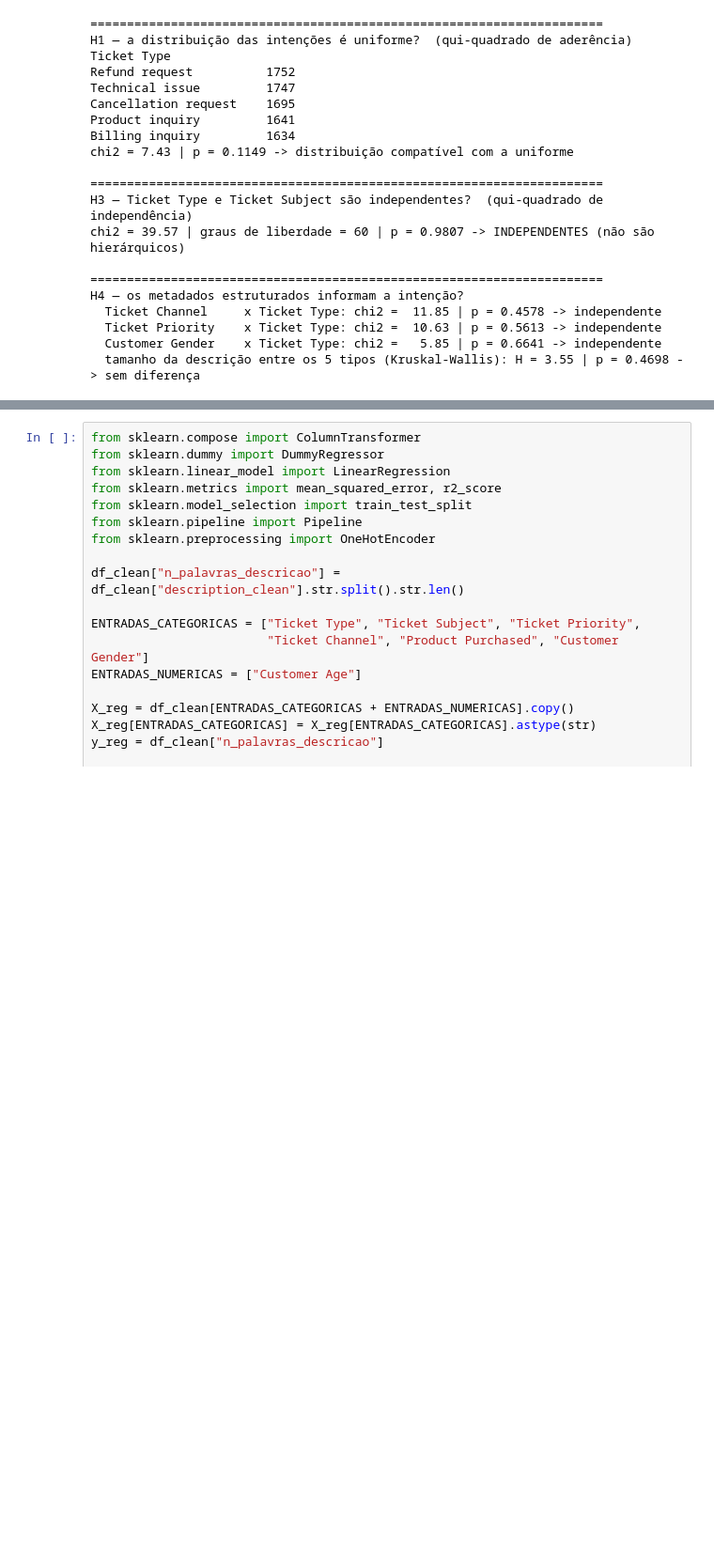
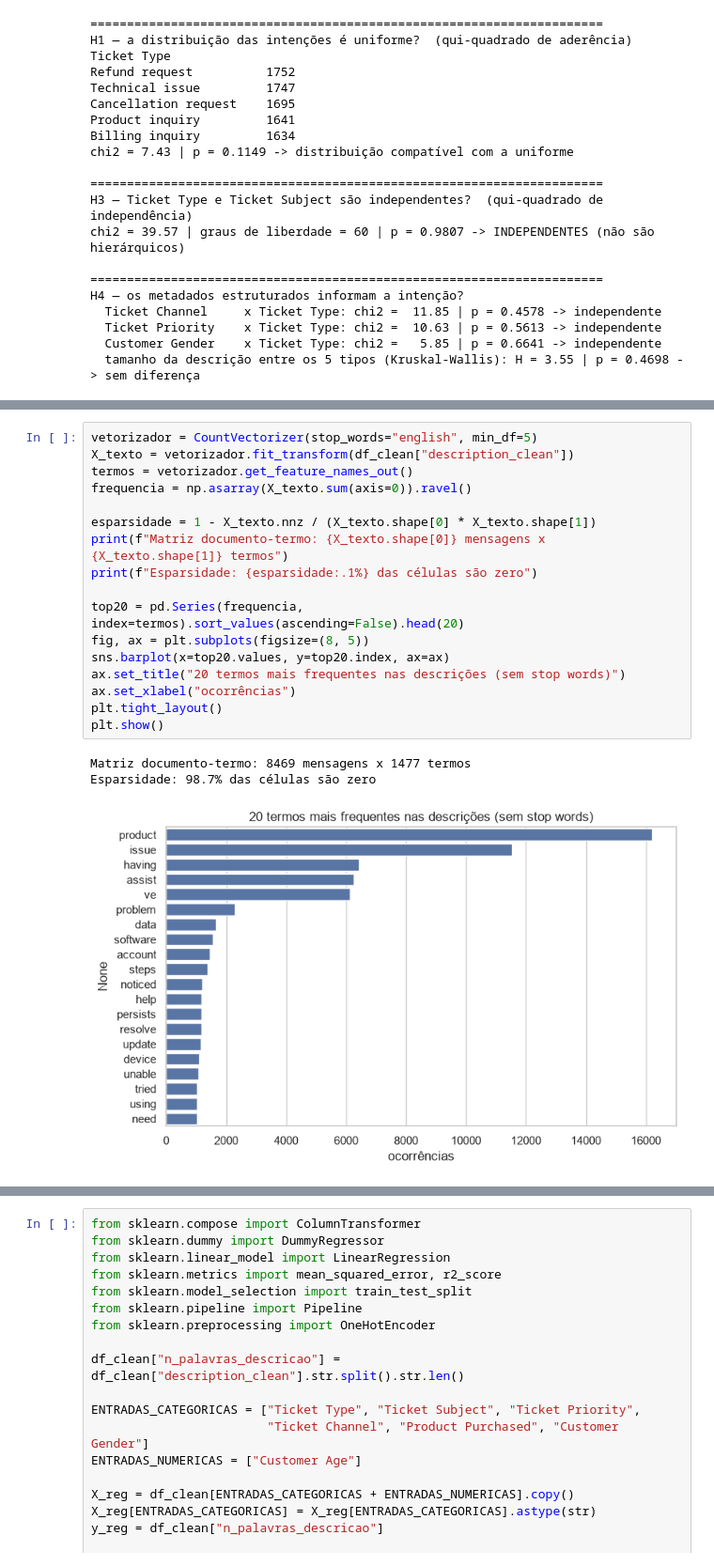
Before and after one commit to johnscottini/jonathan_pedro_vitor_daniel_tp3, a Jupyter notebook: eda/eda_tp3.ipynb, the cells around one changed output, grey strips where cells are left out. Shown at 94% size. Saved outputs shown, nothing was run; the diff lists cells and outputs as text; blank space fills up the shorter version.

```diff
--- a/eda/eda_tp3.ipynb
+++ b/eda/eda_tp3.ipynb
@@ -1177,0 +1288,21 @@ H4 — os metadados estruturados informam a intenção?
+# %%
+vetorizador = CountVectorizer(stop_words="english", min_df=5)
+X_texto = vetorizador.fit_transform(df_clean["description_clean"])
+termos = vetorizador.get_feature_names_out()
+frequencia = np.asarray(X_texto.sum(axis=0)).ravel()
+
+esparsidade = 1 - X_texto.nnz / (X_texto.shape[0] * X_texto.shape[1])
+print(f"Matriz documento-termo: {X_texto.shape[0]} mensagens x {X_texto.shape[1]} termos")
+print(f"Esparsidade: {esparsidade:.1%} das células são zero")
+
+top20 = pd.Series(frequencia, index=termos).sort_values(ascending=False).head(20)
+fig, ax = plt.subplots(figsize=(8, 5))
+sns.barplot(x=top20.values, y=top20.index, ax=ax)
+ax.set_title("20 termos mais frequentes nas descrições (sem stop words)")
+ax.set_xlabel("ocorrências")
+plt.tight_layout()
+plt.show()
+# %% [output]
+Matriz documento-termo: 8469 mensagens x 1477 termos
+Esparsidade: 98.7% das células são zero
+[figure, added]
```
Also changed, not shown: parts of 24 cells of this notebook, 3 other files.
